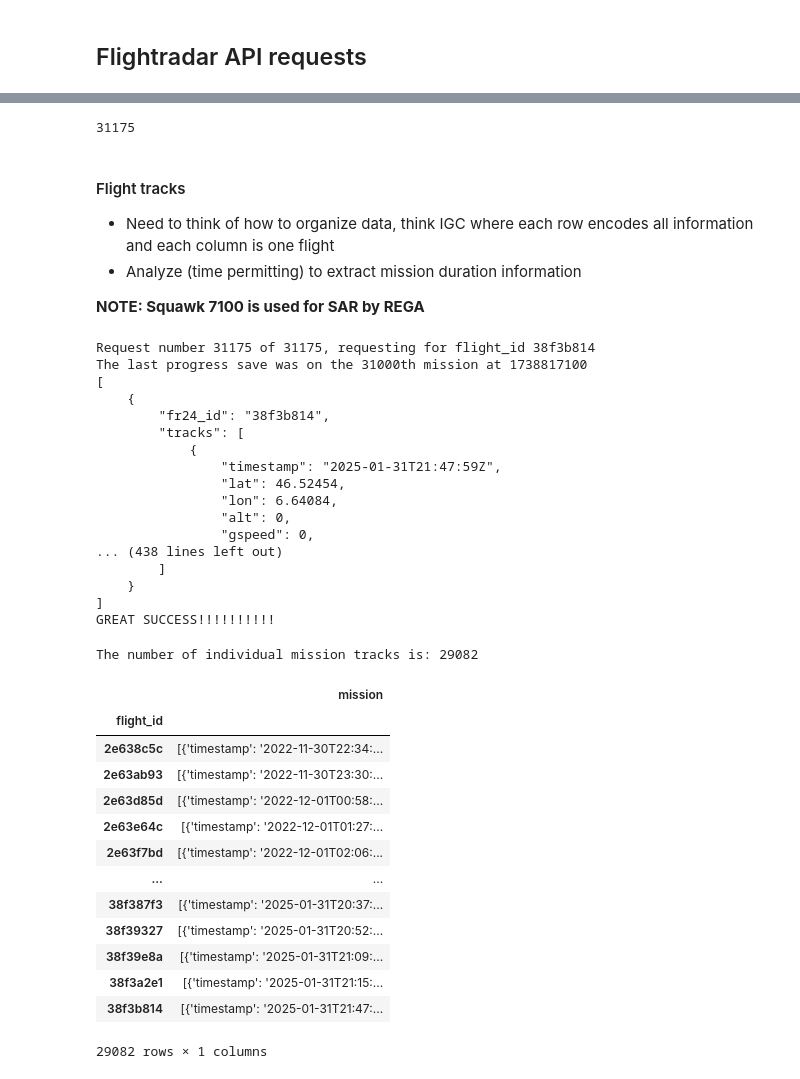
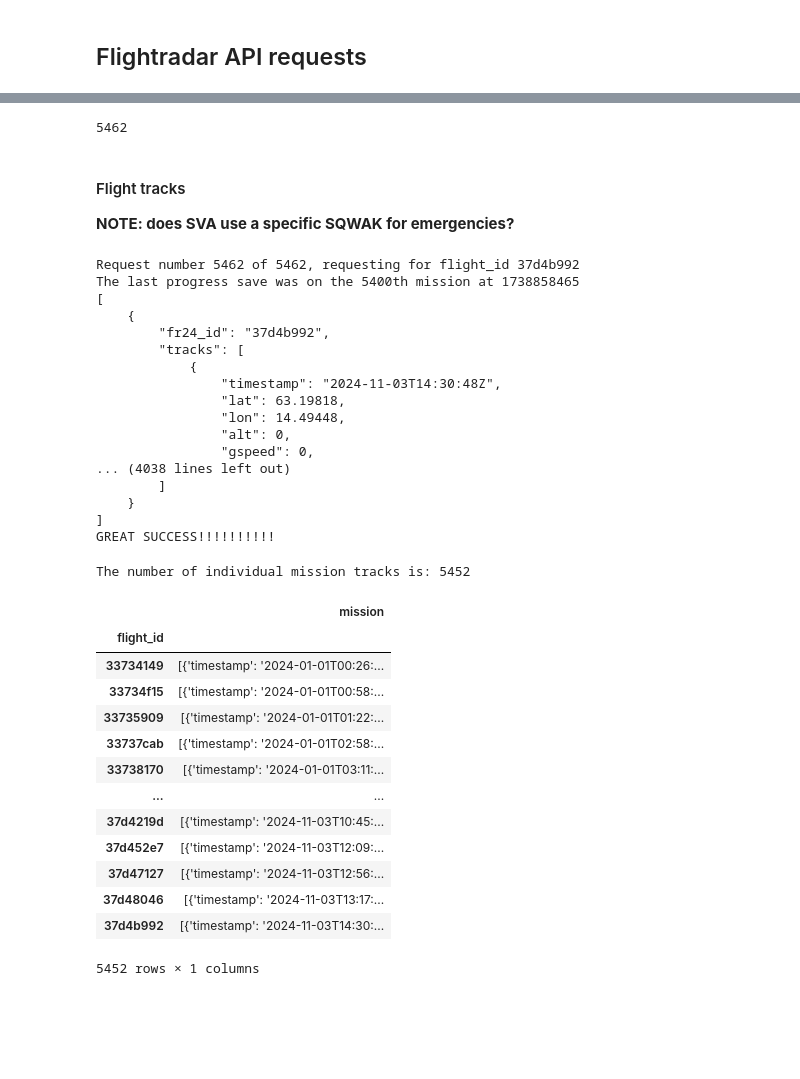
Before and after one commit to rmfalquier/pilatus_exploration, a Jupyter notebook: notebooks/1_01_fr24_data_extraction.ipynb, the cells around one changed output, grey strips where cells are left out. Drawn from its saved outputs; the diff is of its cells as text; code cells hidden in the pictures; blank space fills up the shorter version.

```diff
--- a/notebooks/1_01_fr24_data_extraction.ipynb
+++ b/notebooks/1_01_fr24_data_extraction.ipynb
@@ -151,24 +184,22 @@ splits_per_hour = 12
 # %%
-rega_flight_positions_full = pd.read_csv("../data/raw/rega_flight_positions_full.csv")
+# Load the data
+sva_flight_positions = pd.read_csv("../data/raw/sva_flight_positions_full.csv")
 
 # Drop duplicates based on unique ID 'fr24_id'
-rega_flight_positions_full.drop_duplicates(subset=['fr24_id'], inplace=True)
+sva_flight_positions.drop_duplicates(subset=['fr24_id'], inplace=True)
 
  # Sort by unique ID 'fr24_id'
-rega_flight_positions_full.sort_values(by=['fr24_id'], inplace=True)
+sva_flight_positions.sort_values(by=['fr24_id'], inplace=True)
 
 # Verify the list length
-print(len(rega_flight_positions_full))
+print(len(sva_flight_positions))
 
 # Save the cleaned data
-rega_flight_positions_full.to_csv("../data/raw/rega_flight_positions_reduced.csv", index=False)
+sva_flight_positions.to_csv("../data/raw/sva_flight_positions_reduced.csv", index=False)
 # %% [output]
-31175
+5462
-# %% [markdown]
-#### Flight tracks
-
-- Need to think of how to organize data, think IGC where each row encodes all information and each column is one flight
-- Analyze (time permitting) to extract mission duration information
-
-**NOTE: Squawk 7100 is used for SAR by REGA**
+# %% [markdown]
+#### Flight tracks
+
+**NOTE: does SVA use a specific SQWAK for emergencies?**
 # %%
@@ -249,48 +280,48 @@ def rega_flight_track(flightradar_key,save_path_root,rega_flight_positions_path)
   print("GREAT SUCCESS!!!!!!!!!!")
   return df_flight_track
 # %%
-rega_flight_positions_path = "../data/raw/rega_flight_positions_reduced.csv"
-save_path_root = "../data/raw/df_flight_tracks_20221201_20241231_" # No need to end with .csv, leave as "_" for timestamp
-rega_flight_tracks = rega_flight_track(flightradar_key,save_path_root,rega_flight_positions_path)
+sva_flight_positions_path = "../data/raw/sva_flight_positions_reduced.csv"
+save_path_root = "../data/raw/df_flight_tracks_20240101_20241103_" # No need to end with .csv, leave as "_" for timestamp
+rega_flight_tracks = sva_flight_track(flightradar_key,save_path_root,sva_flight_positions_path)
 # %% [output]
-Request number 31175 of 31175, requesting for flight_id 38f3b814
-The last progress save was on the 31000th mission at 1738817100
+Request number 5462 of 5462, requesting for flight_id 37d4b992
+The last progress save was on the 5400th mission at 1738858465
 [
     {
-        "fr24_id": "38f3b814",
+        "fr24_id": "37d4b992",
         "tracks": [
             {
-                "timestamp": "2025-01-31T21:47:59Z",
-                "lat": 46.52454,
-                "lon": 6.64084,
+                "timestamp": "2024-11-03T14:30:48Z",
+                "lat": 63.19818,
+                "lon": 14.49448,
                 "alt": 0,
                 "gspeed": 0,
-... (438 lines left out)
+... (4038 lines left out)
         ]
     }
 ]
 GREAT SUCCESS!!!!!!!!!!
 # %%
 # Load the DataFrame where the index is 'flight_id'
-rega_flight_tracks = pd.read_csv("../data/raw/df_flight_tracks_20221201_20241231_final_1738817319.csv", index_col="flight_id")
+sva_flight_tracks = pd.read_csv("../data/raw/df_flight_tracks_20240101_20241103_final_1738858556.csv", index_col="flight_id")
 # Print the number of unique 'flight_id' in the DataFrame
-print(f"The number of individual mission tracks is: {len(rega_flight_tracks)}")
-rega_flight_tracks
+print(f"The number of individual mission tracks is: {len(sva_flight_tracks)}")
+sva_flight_tracks
 # %% [output]
-The number of individual mission tracks is: 29082
+The number of individual mission tracks is: 5452
 |  | mission |
 | flight_id |  |
-| 2e638c5c | [{'timestamp': '2022-11-30T22:34:... |
-| 2e63ab93 | [{'timestamp': '2022-11-30T23:30:... |
-| 2e63d85d | [{'timestamp': '2022-12-01T00:58:... |
-| 2e63e64c | [{'timestamp': '2022-12-01T01:27:... |
-| 2e63f7bd | [{'timestamp': '2022-12-01T02:06:... |
+| 33734149 | [{'timestamp': '2024-01-01T00:26:... |
+| 33734f15 | [{'timestamp': '2024-01-01T00:58:... |
+| 33735909 | [{'timestamp': '2024-01-01T01:22:... |
+| 33737cab | [{'timestamp': '2024-01-01T02:58:... |
+| 33738170 | [{'timestamp': '2024-01-01T03:11:... |
 | ... | ... |
-| 38f387f3 | [{'timestamp': '2025-01-31T20:37:... |
-| 38f39327 | [{'timestamp': '2025-01-31T20:52:... |
-| 38f39e8a | [{'timestamp': '2025-01-31T21:09:... |
-| 38f3a2e1 | [{'timestamp': '2025-01-31T21:15:... |
-| 38f3b814 | [{'timestamp': '2025-01-31T21:47:... |
+| 37d4219d | [{'timestamp': '2024-11-03T10:45:... |
+| 37d452e7 | [{'timestamp': '2024-11-03T12:09:... |
+| 37d47127 | [{'timestamp': '2024-11-03T12:56:... |
+| 37d48046 | [{'timestamp': '2024-11-03T13:17:... |
+| 37d4b992 | [{'timestamp': '2024-11-03T14:30:... |
-29082 rows × 1 columns
+5452 rows × 1 columns
 # %%
 # Extract the json-format list of dictionaries from flight_id '2e638c5c' (flight_id is the index)
```
Also changed, not shown: parts of 10 cells of this notebook.
